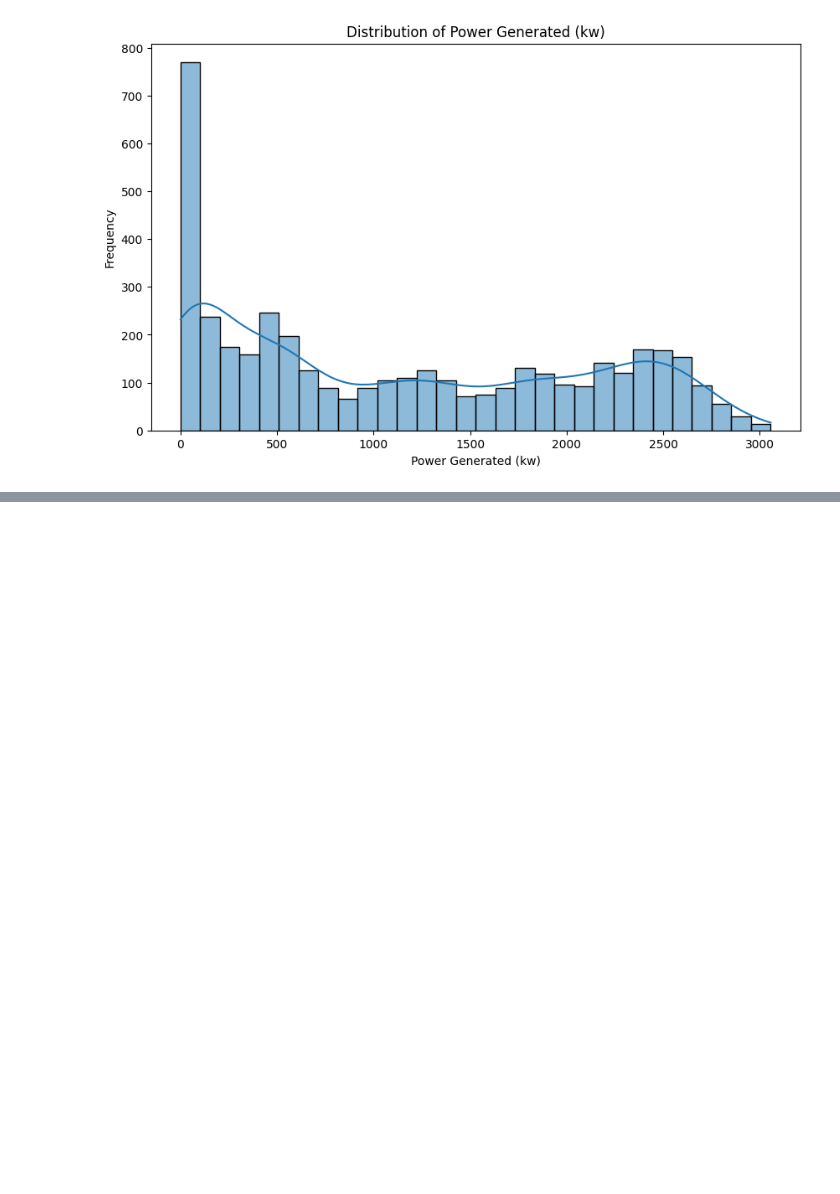
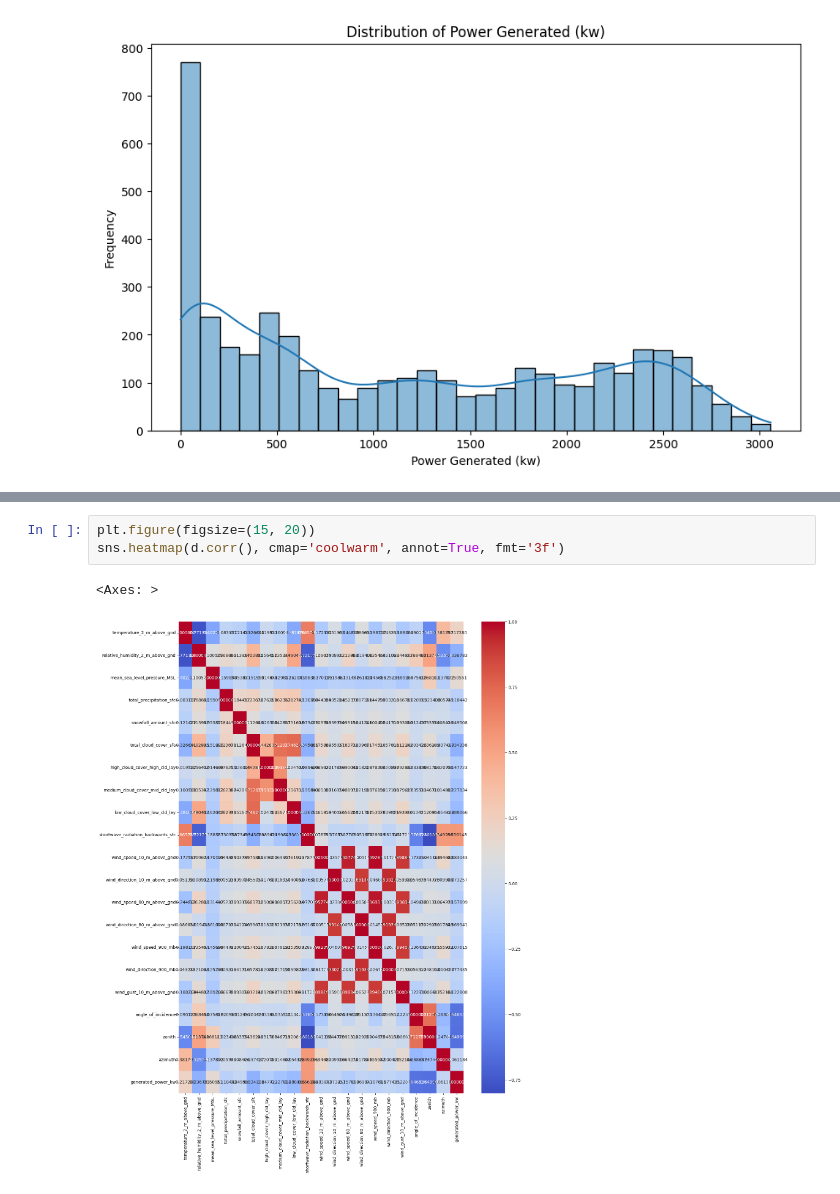
Before and after one commit to Nane1618/week-1, a Jupyter notebook: solarprediction.ipynb, the cells around one changed output, grey strips where cells are left out. Saved outputs shown, nothing was run; the diff lists cells and outputs as text; blank space fills up the shorter version.

```diff
--- a/solarprediction.ipynb
+++ b/solarprediction.ipynb
@@ -112,0 +184,6 @@ plt.show()
+# %%
+plt.figure(figsize=(15, 20))
+sns.heatmap(d.corr(), cmap='coolwarm', annot=True, fmt='3f')
+# %% [output]
+<Axes: >
+[figure, added]
```
Also changed, not shown: parts of 8 cells of this notebook.
